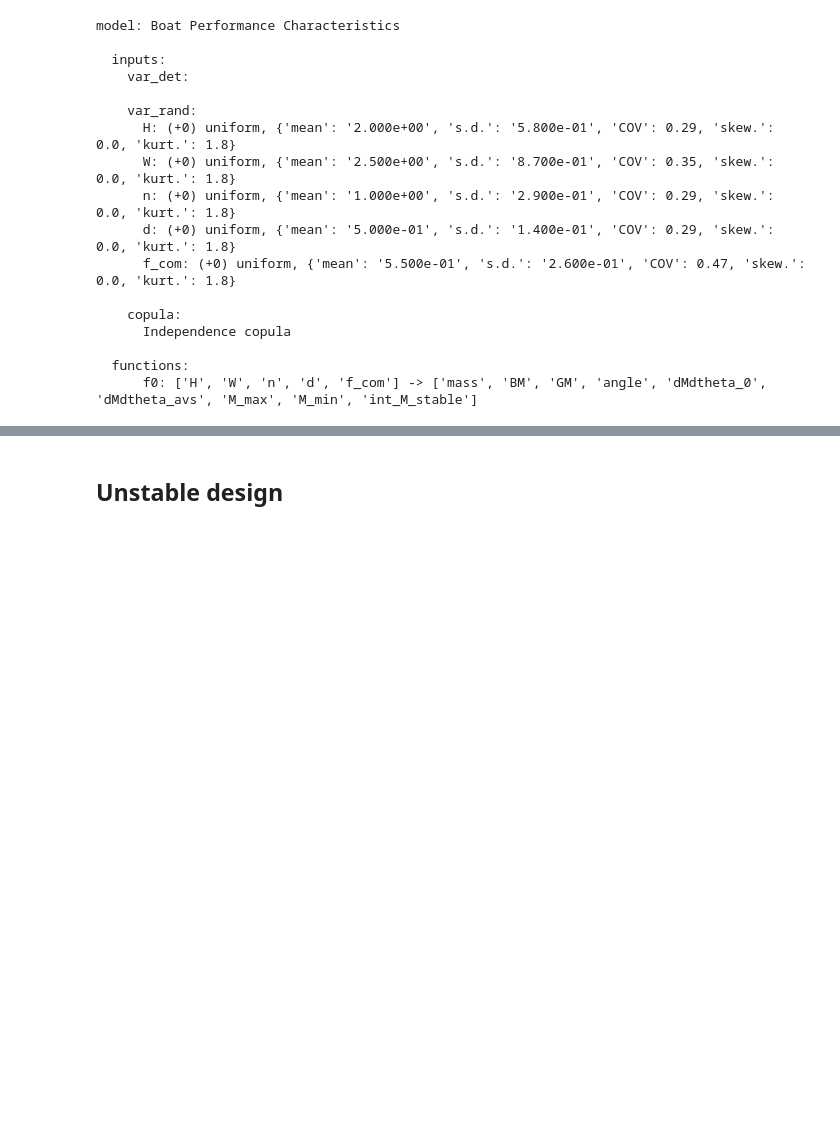
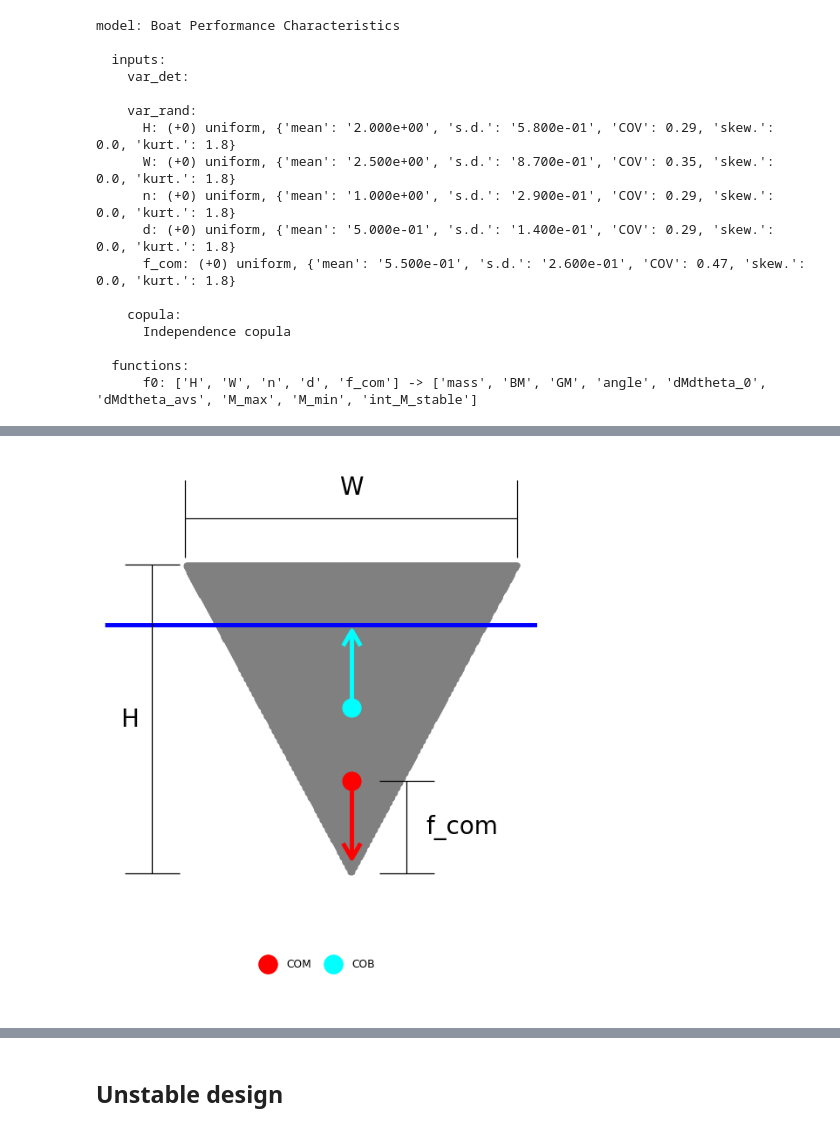
Before and after one commit to zdelrosario/boat-stability, a Jupyter notebook: 01-ema-example.ipynb, the cells around one changed output, grey strips where cells are left out. Cells and saved outputs as stored; diff of their text form; code cells hidden in the pictures; blank space fills up the shorter version.

```diff
--- a/01-ema-example.ipynb
+++ b/01-ema-example.ipynb
@@ -116,0 +121,93 @@ Make a diagram to explain the fundamentals.
+# %%
+## Set up design
+X_hull = [2.0, 3.0, 1.0, 0.65, 0.3]
+df_hull, df_mass = make_hull(X_hull, n_marg=500)
+angle = 0
+df_hull_r = hull_rotate(df_hull, df_mass, angle)
+df_waterline = get_equ_waterline(df_hull, df_mass, angle)
+y_waterline = float(df_waterline.y_w[0])
+
+## Visualize
+p = (
+    df_hull_r
+    >> gr.ggplot(gr.aes("x", "y"))
+    # Hull
+    + gr.geom_point(size=2, color="grey")
+    # Annotation
+    + gr.geom_hline(yintercept=y_waterline, color="blue", size=2)
+    + gr.geom_point(
+        df_mass
+        >> gr.tf_mutate(source="COM"),
+        gr.aes(color="source"),
+        size=8,
+    )
+    + gr.geom_point(
+        df_waterline
+        >> gr.tf_mutate(source="COB"),
+        gr.aes("x_cob", "y_cob", color="source"),
+        size=8
+    )
+    + gr.geom_segment(
+        data=df_mass
+        >> gr.tf_mutate(yend=DF.y - 0.5),
+        mapping=gr.aes(xend="x", yend="yend"),
+        color="red",
+        arrow=gr.arrow(),
+        size=2,
+    )
+    + gr.geom_segment(
+        data=df_waterline
+        >> gr.tf_mutate(yend=DF.y_cob + 0.5),
+        mapping=gr.aes("x_cob", "y_cob", xend="x_cob", yend="yend"),
+        color="cyan",
+        arrow=gr.arrow(),
+        size=2,
+    )
+    ## Variable labels
+    + gr.geom_errorbarh(
+        data=gr.df_make(x=0, xmin=-1.5, xmax=+1.5, y=2.3),
+        mapping=gr.aes(xmin="xmin", xmax="xmax", y="y"),
+    )
+    + gr.annotate(
+        "text",
+        x=0, y=2.5, label="W",
+        size=20,
+    )
+    + gr.geom_errorbar(
+        data=gr.df_make(x=-1.8, y=0, ymin=0, ymax=2),
+        mapping=gr.aes(x="x", ymin="ymin", ymax="ymax"),
+    )
+    + gr.annotate(
+        "text",
+        x=-2.0, y=1.0, label="H",
+        size=20,
+    )
+    + gr.geom_errorbar(
+        data=gr.df_make(x=+0.5, y=0, ymin=0, ymax=0.3 * 2),
+        mapping=gr.aes(x="x", ymin="ymin", ymax="ymax"),
+    )
+    + gr.annotate(
+        "text",
+        x=+1.0, y=0.3, label="f_com",
+        size=20,
+    )
+    # Settings
+    + gr.scale_color_manual(
+        name=" ",
+        values=dict(
+            COM="red",
+            COB="cyan",
+        )
+    )
+    + gr.theme_void()
+    + gr.theme(
+        aspect_ratio=1,
+        plot_background=gr.element_rect(color="white", fill="white"),
+        legend_position="bottom",
+    )
+    + gr.labs()
+)
+p.save("images/hull-schematic-upright.png")
+p
+# %% [output]
+[figure, added]
```
Also changed, not shown: parts of 23 cells of this notebook.
